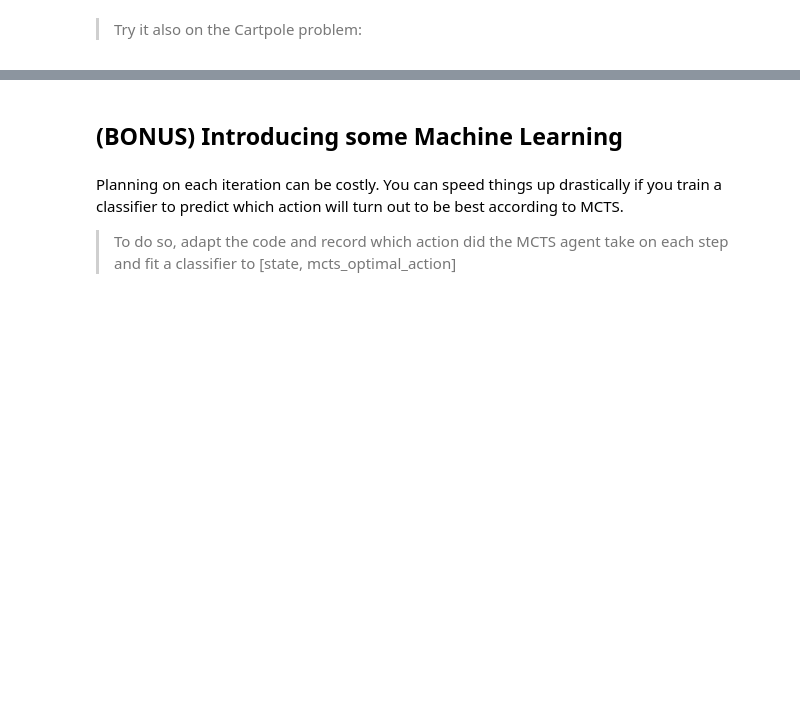
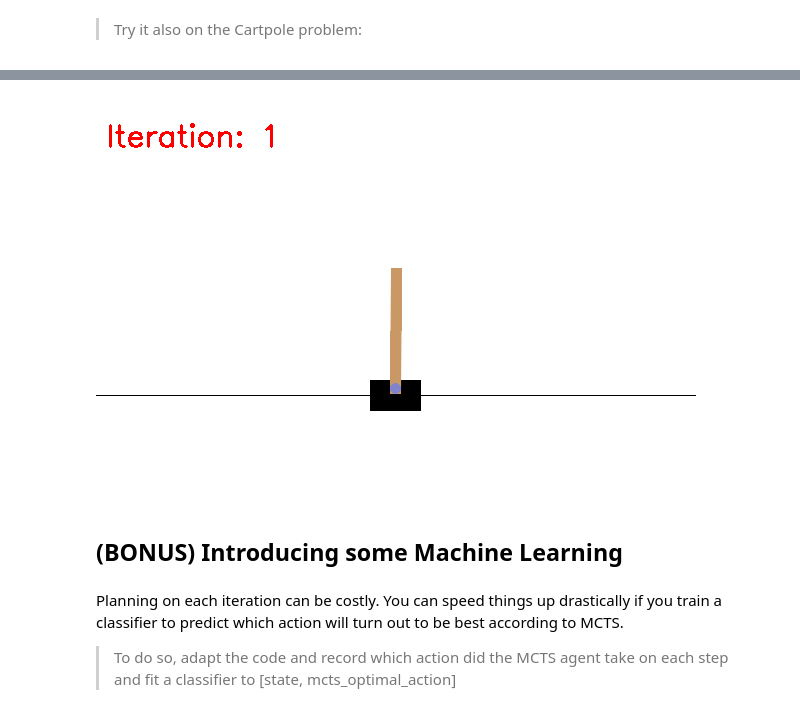
Before and after one commit to diegotg2000/ReinforcementLearning, a Jupyter notebook: TP_3/TP_3.ipynb, the cells around one changed output, grey strips where cells are left out. Drawn from its saved outputs; the diff is of its cells as text; code cells hidden in the pictures; blank space fills up the shorter version.

```diff
--- a/TP_3/TP_3.ipynb
+++ b/TP_3/TP_3.ipynb
@@ -477,3 +696,10 @@ plt.axis('off')
+# %%
+gif_path = './animation.gif'
+imageio.mimsave(gif_path, images, fps=10)
+# %%
+display(Image(filename=gif_path))
+# %% [output]
+[figure, added]
 # %% [markdown]
 ## (BONUS) Introducing some Machine Learning
 # %% [markdown]
```
Also changed, not shown: parts of 29 cells of this notebook, 1 other file.
